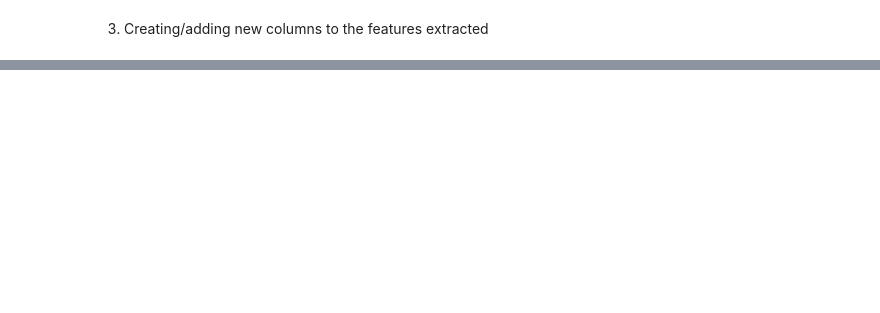
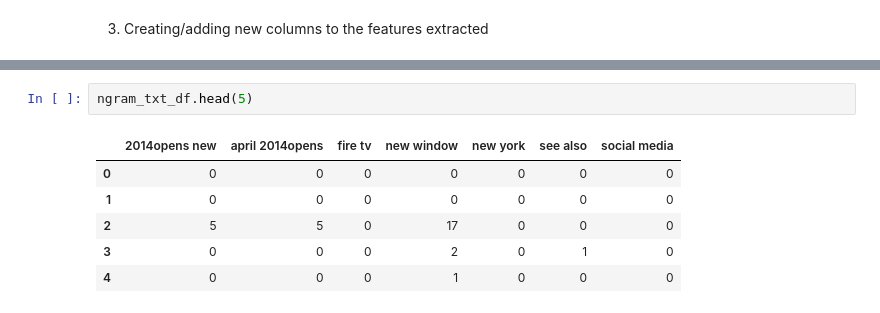
Before and after one commit to smafraim/News-Articles-Share-Prediction-using-Machine-Learning, a Jupyter notebook: Notebooks/Feature Engineering.ipynb, the cells around one changed output, grey strips where cells are left out. Saved outputs shown, nothing was run; the diff lists cells and outputs as text; blank space fills up the shorter version.

```diff
--- a/Notebooks/Feature Engineering.ipynb
+++ b/Notebooks/Feature Engineering.ipynb
@@ -365,0 +410,9 @@ df_features
+# %%
+ngram_txt_df.head(5)
+# %% [output]
+|  | 2014opens new | april 2014opens | fire tv | new window | new york | see also | social media |
+| 0 | 0 | 0 | 0 | 0 | 0 | 0 | 0 |
+| 1 | 0 | 0 | 0 | 0 | 0 | 0 | 0 |
+| 2 | 5 | 5 | 0 | 17 | 0 | 0 | 0 |
+| 3 | 0 | 0 | 0 | 2 | 0 | 1 | 0 |
+| 4 | 0 | 0 | 0 | 1 | 0 | 0 | 0 |
```
Also changed, not shown: parts of 22 cells of this notebook, 2 other files.
